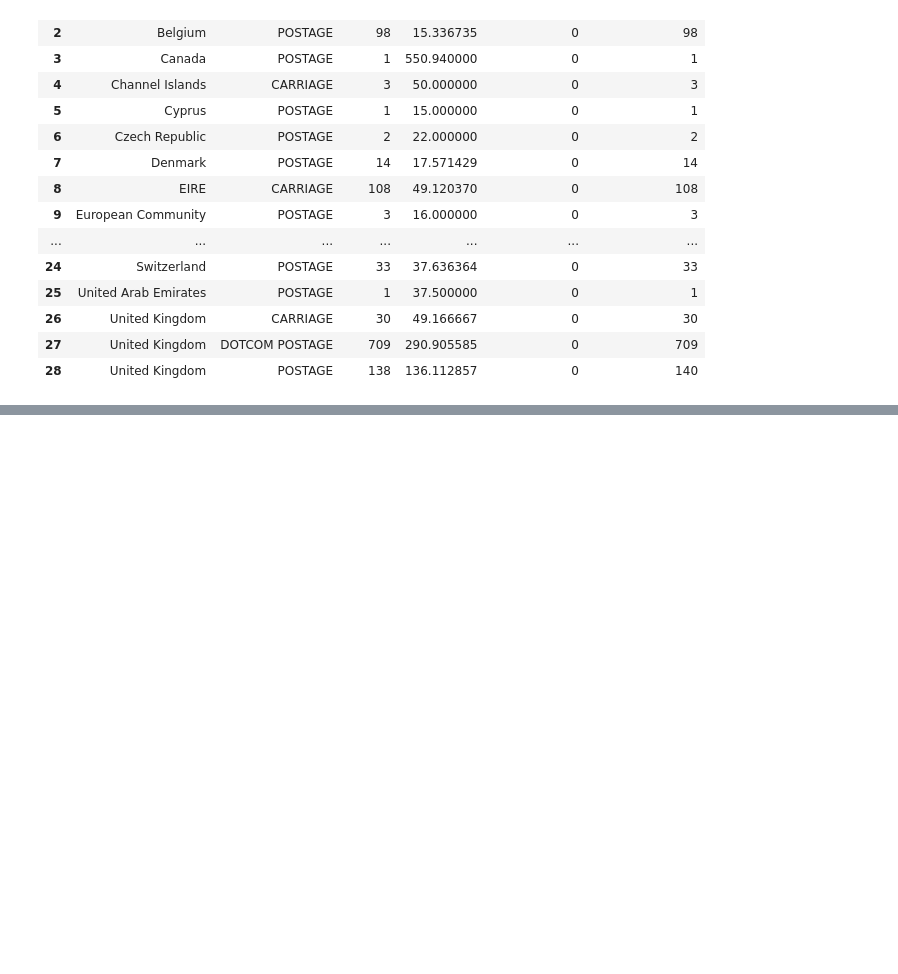
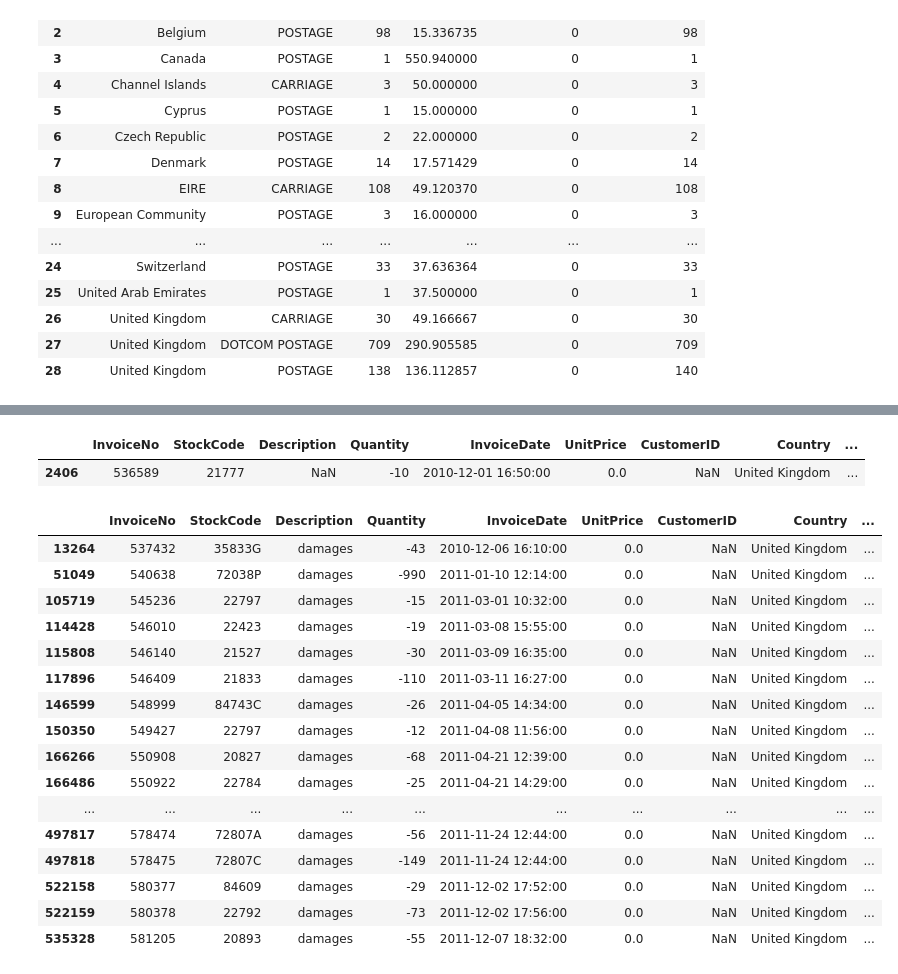
Before and after one commit to paulinaromanczuk/BD_AWDP_S1, a Jupyter notebook: online_retail_EDA.ipynb, the cells around one changed output, grey strips where cells are left out. Saved outputs shown, nothing was run; the diff lists cells and outputs as text; code cells hidden in the pictures; blank space fills up the shorter version.

Commit message:
StockCodes

```diff
--- a/online_retail_EDA.ipynb
+++ b/online_retail_EDA.ipynb
@@ -483,4 +497,4 @@ agg_postage
 | 27 | United Kingdom | DOTCOM POSTAGE | 709 | 290.905585 | 0 | 709 |
 | 28 | United Kingdom | POSTAGE | 138 | 136.112857 | 0 | 140 |
 # %%
-df.query('Description == "DOTCOM POSTAGE" or Description == "POSTAGE" or Description == "CARRIAGE"')
+df['CustomerID'] = df['CustomerID'].replace('<NA>', np.nan)
@@ -527,0 +555,25 @@ memory usage: 199.3+ KB
+# %%
+df.query("InvoiceNo == 536589")
+# %% [output]
+|  | InvoiceNo | StockCode | Description | Quantity | InvoiceDate | UnitPrice | CustomerID | Country | ... |
+| 2406 | 536589 | 21777 | NaN | -10 | 2010-12-01 16:50:00 | 0.0 | NaN | United Kingdom | ... |
+# %%
+df.query("Quantity < 0 and Invoice_First_Char =='5' and Description == 'damages'")
+# %% [output]
+|  | InvoiceNo | StockCode | Description | Quantity | InvoiceDate | UnitPrice | CustomerID | Country | ... |
+| 13264 | 537432 | 35833G | damages | -43 | 2010-12-06 16:10:00 | 0.0 | NaN | United Kingdom | ... |
+| 51049 | 540638 | 72038P | damages | -990 | 2011-01-10 12:14:00 | 0.0 | NaN | United Kingdom | ... |
+| 105719 | 545236 | 22797 | damages | -15 | 2011-03-01 10:32:00 | 0.0 | NaN | United Kingdom | ... |
+| 114428 | 546010 | 22423 | damages | -19 | 2011-03-08 15:55:00 | 0.0 | NaN | United Kingdom | ... |
+| 115808 | 546140 | 21527 | damages | -30 | 2011-03-09 16:35:00 | 0.0 | NaN | United Kingdom | ... |
+| 117896 | 546409 | 21833 | damages | -110 | 2011-03-11 16:27:00 | 0.0 | NaN | United Kingdom | ... |
+| 146599 | 548999 | 84743C | damages | -26 | 2011-04-05 14:34:00 | 0.0 | NaN | United Kingdom | ... |
+| 150350 | 549427 | 22797 | damages | -12 | 2011-04-08 11:56:00 | 0.0 | NaN | United Kingdom | ... |
+| 166266 | 550908 | 20827 | damages | -68 | 2011-04-21 12:39:00 | 0.0 | NaN | United Kingdom | ... |
+| 166486 | 550922 | 22784 | damages | -25 | 2011-04-21 14:29:00 | 0.0 | NaN | United Kingdom | ... |
+| ... | ... | ... | ... | ... | ... | ... | ... | ... | ... |
+| 497817 | 578474 | 72807A | damages | -56 | 2011-11-24 12:44:00 | 0.0 | NaN | United Kingdom | ... |
+| 497818 | 578475 | 72807C | damages | -149 | 2011-11-24 12:44:00 | 0.0 | NaN | United Kingdom | ... |
+| 522158 | 580377 | 84609 | damages | -29 | 2011-12-02 17:52:00 | 0.0 | NaN | United Kingdom | ... |
+| 522159 | 580378 | 22792 | damages | -73 | 2011-12-02 17:56:00 | 0.0 | NaN | United Kingdom | ... |
+| 535328 | 581205 | 20893 | damages | -55 | 2011-12-07 18:32:00 | 0.0 | NaN | United Kingdom | ... |
```
Also changed, not shown: parts of 8 cells of this notebook.
